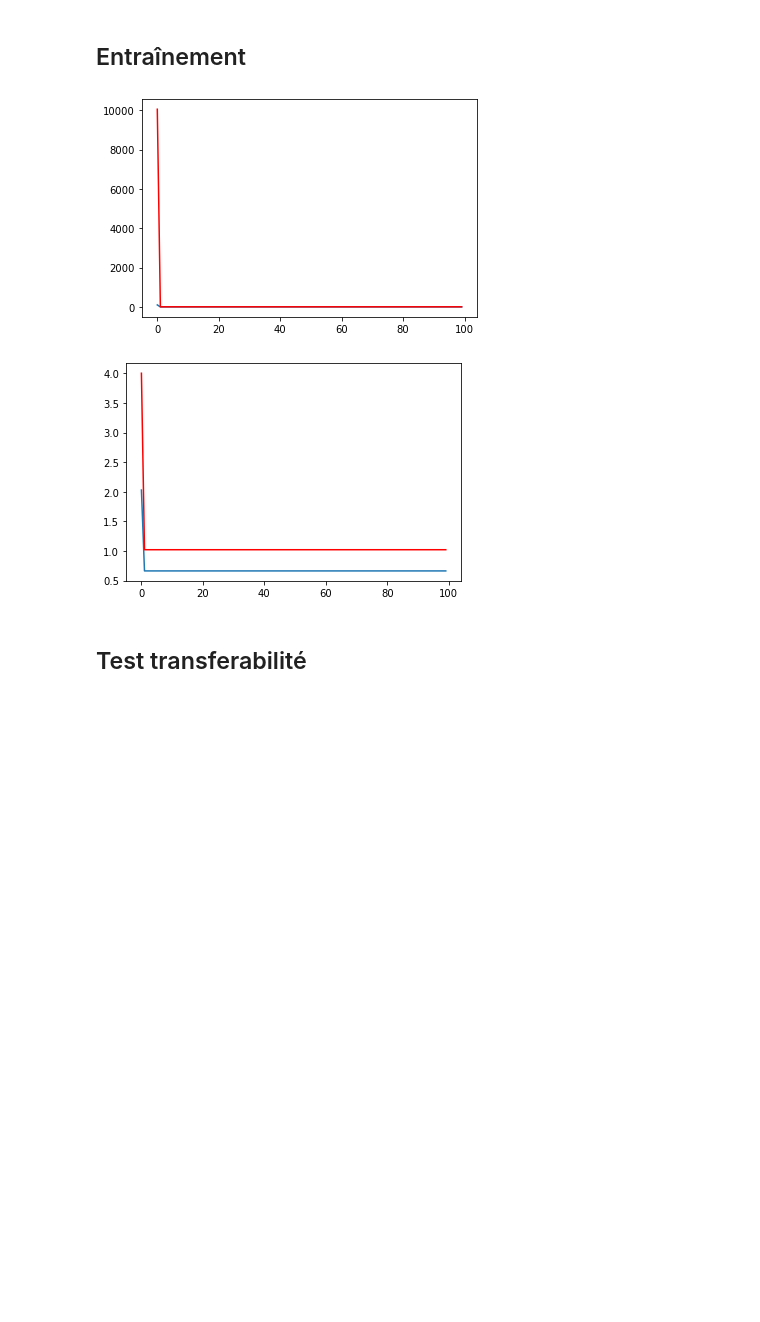
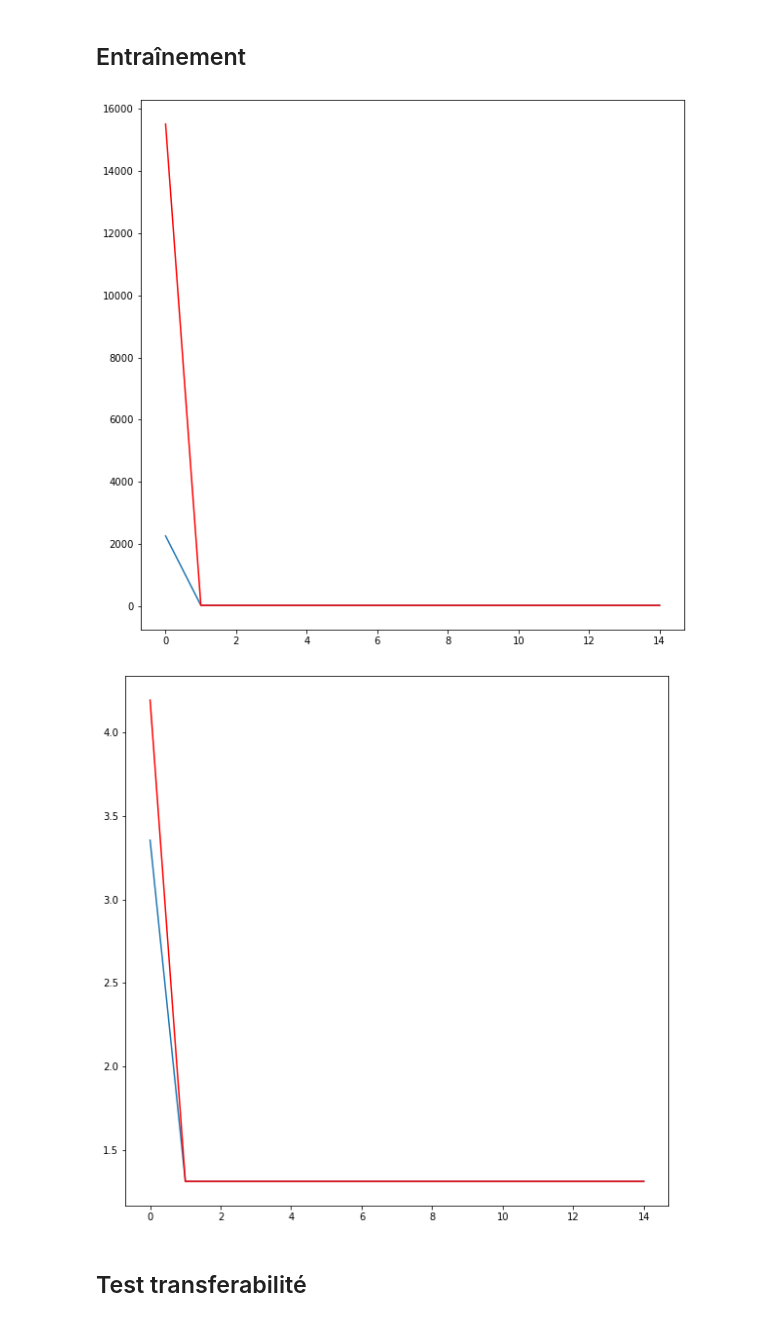
Before and after one commit to alexazor/Graph-Neural-Network, a Jupyter notebook: gnn-notebook.ipynb, the cells around one changed output. Saved outputs shown, nothing was run; the diff lists cells and outputs as text; code cells hidden in the pictures; blank space fills up the shorter version.

```diff
--- a/gnn-notebook.ipynb
+++ b/gnn-notebook.ipynb
@@ -6,7 +6,7 @@ from gnn import GNN
 %matplotlib inline
 # %%
 def graphon1(u, v):
-    return np.abs(np.sin(10*np.pi*(u - v))-1/2)
+    return np.abs(np.sin(10*np.pi*(u - v)))
 
 def graphon2(u, v):
     return np.sqrt(graphon1(u, v))
@@ -30,10 +30,10 @@ def graphe_from_graphon(f, n):
 # %% [markdown]
 ## Entraînement
 # %%
-epochMax = 100
-lr = 0.0001
-n0 = 10
-mMax = 50
+epochMax = 15
+lr = 1
+n0 = 20
+mMax = 100
 
 
 S1 = graphe_from_graphon(graphon1, n0)
@@ -44,19 +44,19 @@ X = np.random.rand(n0, mMax)
 gnn1 = GNN(lr)
 gnn2 = GNN(lr)
 
-costList1 = gnn1.fit(epochMax, S1, X, X - S1@X)
-costList2 = gnn2.fit(epochMax, S2, X, X - S2@X)
-
-plt.figure(0)
-plt.plot(costList1)
-plt.plot(costList2, 'r')
-plt.figure(1)
-plt.plot(np.log10(costList1))
-plt.plot(np.log10(costList2), 'r')
-plt.show()
+costListTrain1 = gnn1.fit(epochMax, S1, X, X - S1@X)
+costListTrain2 = gnn2.fit(epochMax, S2, X, X - S2@X)
-# %% [output]
-[figure, removed]
-[figure, removed]
+# %%
+plt.figure(0, figsize=(10, 10))
+plt.plot(costListTrain1)
+plt.plot(costListTrain2, 'r')
+plt.figure(1, figsize=(10, 10))
+plt.plot(np.log10(costListTrain1))
+plt.plot(np.log10(costListTrain2), 'r')
+plt.show()
+# %% [output]
+[figure, added]
+[figure, added]
 # %% [markdown]
 ## Test transferabilité
 # %%
```
Also changed, not shown: parts of 9 cells of this notebook.
